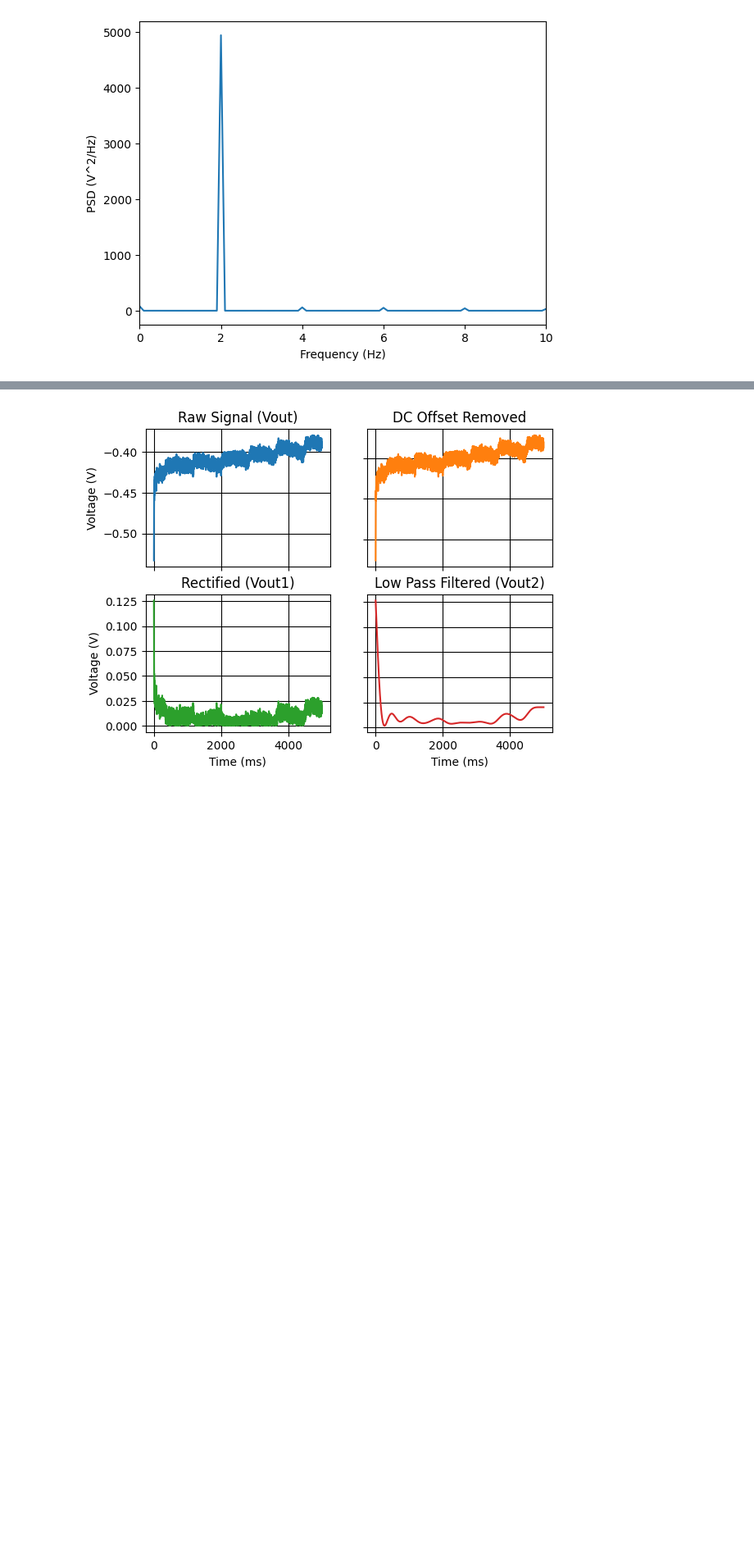
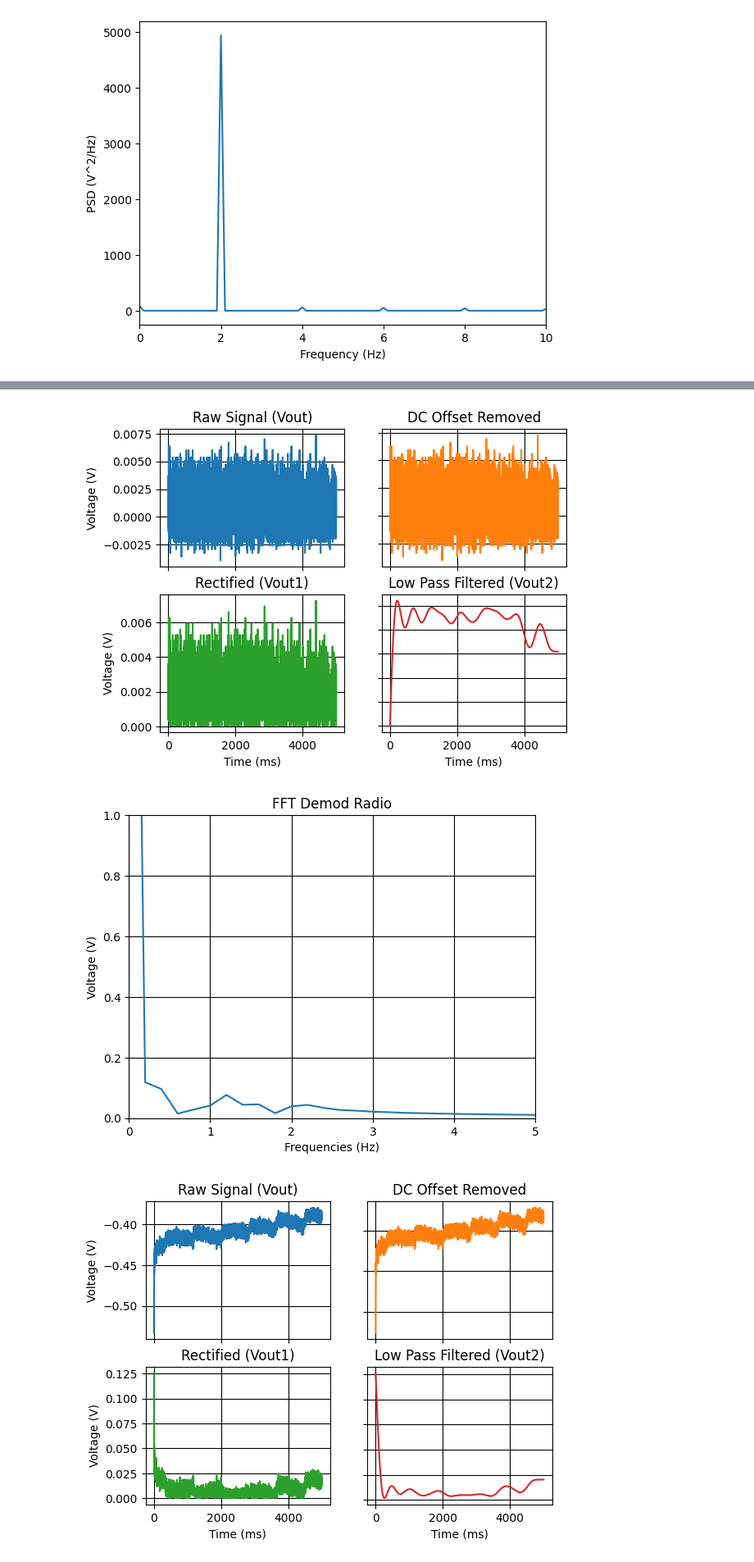
Before and after one commit to LukasPeterson/111a_lab10, a Jupyter notebook: lab_10_template_notebook.ipynb, the cells around one changed output, grey strips where cells are left out. Shown at 82% size. Cells and saved outputs as stored; diff of their text form; code cells hidden in the pictures; blank space fills up the shorter version.

```diff
--- a/lab_10_template_notebook.ipynb
+++ b/lab_10_template_notebook.ipynb
@@ -385,3 +435,18 @@ plt.show()
+# %%
+demod_data_radio = demodulate_radio(raw_data, nu_3db=2)
+fft_demod_radio = fft(demod_data_radio)
+plt.plot(fft_demod_radio["frequencies"], fft_demod_radio["magnitudes"])
+plt.xlabel("Frequencies (Hz)")
+plt.ylabel("Voltage (V)")
+plt.ylim([0, 1])
+plt.xlim([0, 5])
+plt.grid(visible=True, which='major', color='black', linestyle='-')
+plt.grid(visible=True, which='minor', color='black', linestyle='--')
+plt.title("FFT Demod Radio")
+plt.show()
+# %% [output]
+[figure, added]
+[figure, added]
 # %%
 ### FOR L10.5(f) - fill in nu_3db!
 ads.use_wavegen(channel=1,
```
Also changed, not shown: parts of 6 cells of this notebook.
